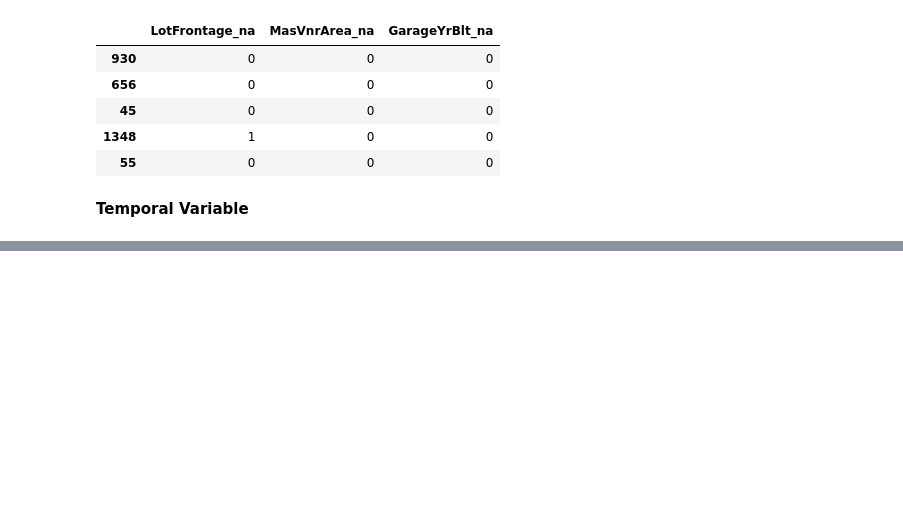
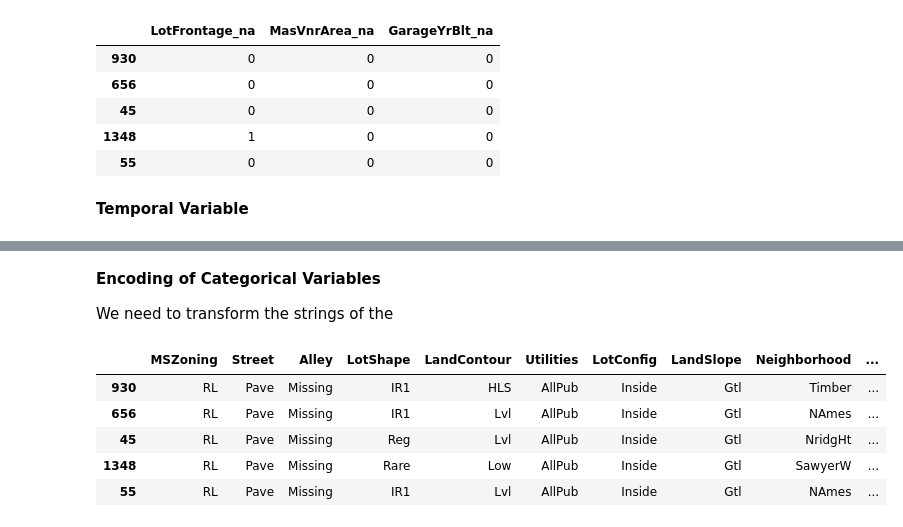
Before and after one commit to Tobiodedere1211/House-Price-Advance-regression-technique-, a Jupyter notebook: house-price(feature-engineering).ipynb, the cells around one changed output, grey strips where cells are left out. Saved outputs shown, nothing was run; the diff lists cells and outputs as text; code cells hidden in the pictures; blank space fills up the shorter version.

```diff
--- a/house-price(feature-engineering).ipynb
+++ b/house-price(feature-engineering).ipynb
@@ -285,0 +410,13 @@ X_train[['LotFrontage_na', 'MasVnrArea_na', 'GarageYrBlt_na']].head()
+# %%
+# capture all quality variables
+
+qual_vars  = qual_vars + finish_vars + ['BsmtExposure','GarageFinish','Fence']
+
+# capture the remaining categorical variables
+# (those that we did not re-map)
+
+cat_others = [
+    var for var in cat_vars if var not in qual_vars
+]
+
+len(cat_others)
@@ -285,0 +425,30 @@ X_train[['LotFrontage_na', 'MasVnrArea_na', 'GarageYrBlt_na']].head()
+# %%
+def find_frequent_labels(df, var, rare_perc):
+
+    """
+    The function finds the labels that are shared by more than
+    a certain % of the houses in the dataset
+
+    df: Dataframe
+
+    var: the variable to inspect
+
+    rare_perc: percentage value
+    """
+    df = df.copy()
+
+    tmp = df[var].value_counts(normalize=True)
+
+    return tmp[tmp > rare_perc].index
+# %%
+for var in cat_others:
+    # find the frequent categories
+    frequent_ls = find_frequent_labels(X_train, var, 0.01)
+    print(f'{var} (frequent labels): {frequent_ls}')
+
+    print()
+
+    # replace reare categories by the string "Rare"
+    X_train[var] = np.where(X_train[var].isin(frequent_ls), X_train[var], "Rare")
+
+    X_test[var] = np.where(X_test[var].isin(frequent_ls), X_test[var], 'Rare')
@@ -285,0 +473,4 @@ X_train[['LotFrontage_na', 'MasVnrArea_na', 'GarageYrBlt_na']].head()
+# %% [markdown]
+**Encoding of Categorical Variables**
+
+We need to transform the strings of the
@@ -285,0 +497,9 @@ X_train[['LotFrontage_na', 'MasVnrArea_na', 'GarageYrBlt_na']].head()
+# %%
+X_train[cat_others].head()
+# %% [output]
+|  | MSZoning | Street | Alley | LotShape | LandContour | Utilities | LotConfig | LandSlope | Neighborhood | ... |
+| 930 | RL | Pave | Missing | IR1 | HLS | AllPub | Inside | Gtl | Timber | ... |
+| 656 | RL | Pave | Missing | IR1 | Lvl | AllPub | Inside | Gtl | NAmes | ... |
+| 45 | RL | Pave | Missing | Reg | Lvl | AllPub | Inside | Gtl | NridgHt | ... |
+| 1348 | RL | Pave | Missing | Rare | Low | AllPub | Inside | Gtl | SawyerW | ... |
+| 55 | RL | Pave | Missing | IR1 | Lvl | AllPub | Inside | Gtl | NAmes | ... |
```
Also changed, not shown: parts of 36 cells of this notebook, 5 other files.
